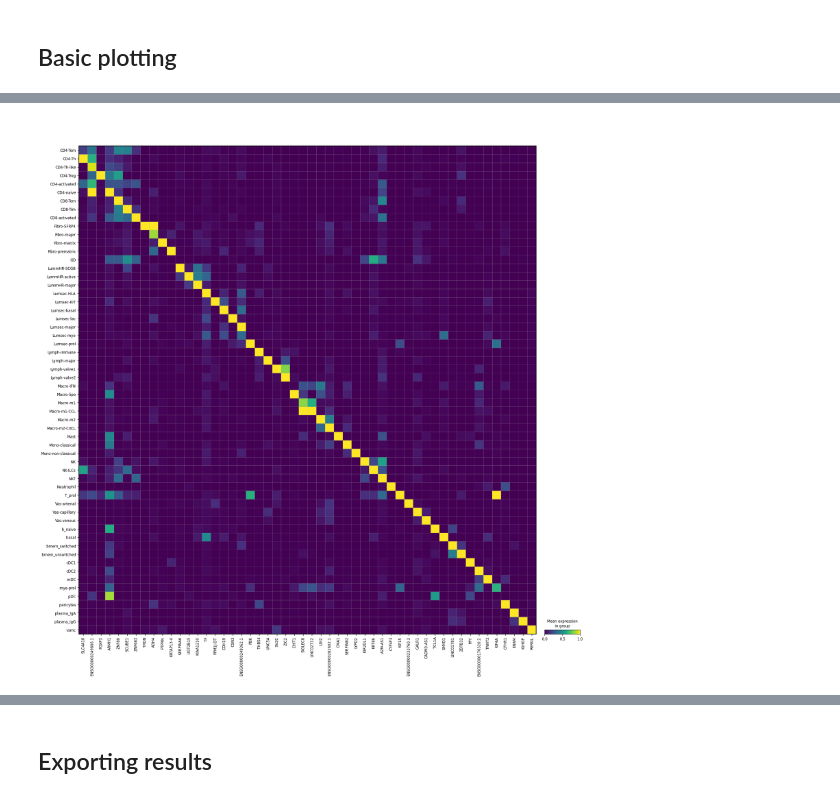
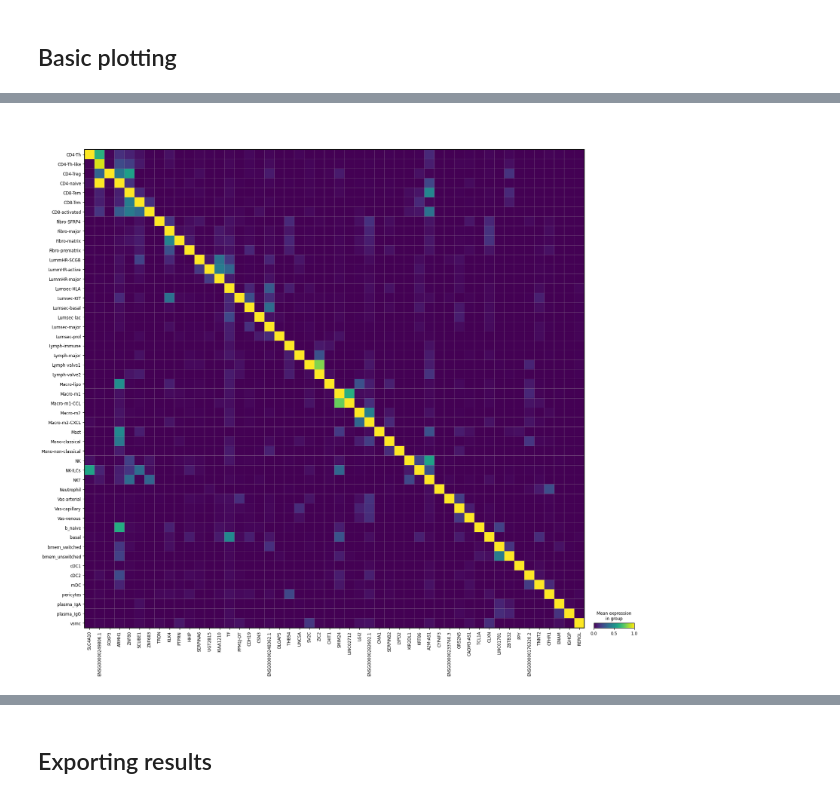
Before and after one commit to HugoCroizer/SCherlock, a Jupyter notebook: docs/tutorials/1_Basic_usage.ipynb, the cells around one changed output, grey strips where cells are left out. Saved outputs shown, nothing was run; the diff lists cells and outputs as text; code cells hidden in the pictures.

```diff
--- a/docs/tutorials/1_Basic_usage.ipynb
+++ b/docs/tutorials/1_Basic_usage.ipynb
@@ -61,0 +25,6 @@ scherlock = sh.ScSherlock(
+# %%
+to_remove = ['T_prol', 'mye-prol']
+# Create a boolean mask for cells to keep (those NOT in the to_remove list)
+mask = ~adata.obs['author_cell_type'].isin(to_remove)
+# Subset the AnnData object
+adata = adata[mask].copy()
@@ -61,0 +33,6 @@ scherlock = sh.ScSherlock(
+# %%
+# Initialize SCherlock
+scherlock = sh.ScSherlock(
+    adata=adata, # AnnData object
+    column_patient=patient_column  # Column name for patient IDs
+)
@@ -62,5 +41,5 @@ scherlock = sh.ScSherlock(
 # %% [markdown]
 We can now run sCherlock on a given annotation column to identify specific marker genes
 # %%
-top_markers = scherlock.run(column_ctype="author_cell_type", method='empiric', bootstrap=False)
+top_markers = scherlock.run(column_ctype="author_cell_type", bootstrap=False)
 # %% [output]
@@ -96,5 +58,5 @@ top_markers = scherlock.run(column_ctype="author_cell_type", method='empiric', b
 ## Basic plotting
 # %%
 # Show top marker for each cell type, without selecting on a cutoff value
-scherlock.plot_marker_heatmap(n_genes=1, column_ctype=cell_type_column, cutoff=0,remove_ctype_no_marker=False)
+scherlock.plot_marker_heatmap(n_genes=1, column_ctype=cell_type_column, cutoff=0,remove_ctype_no_marker=True)
 # %% [output]
@@ -102,3 +64,3 @@ scherlock.plot_marker_heatmap(n_genes=1, column_ctype=cell_type_column, cutoff=0
-[figure, old version]
+[figure, new version]
 # %%
 # Show top three markers for each cell type passing cutoff, only display cell types with markers
```
Also changed, not shown: parts of 13 cells of this notebook, 5 other files.
